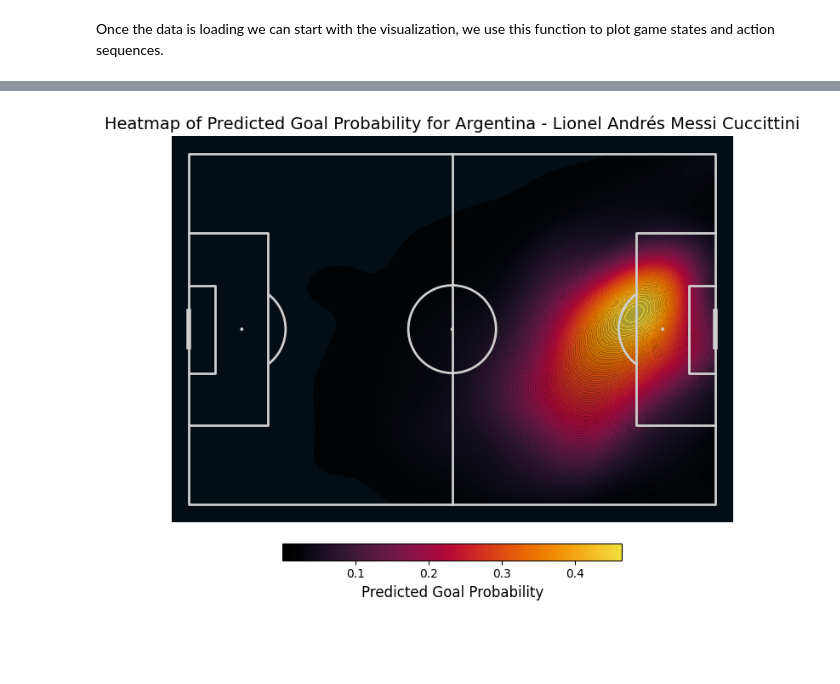
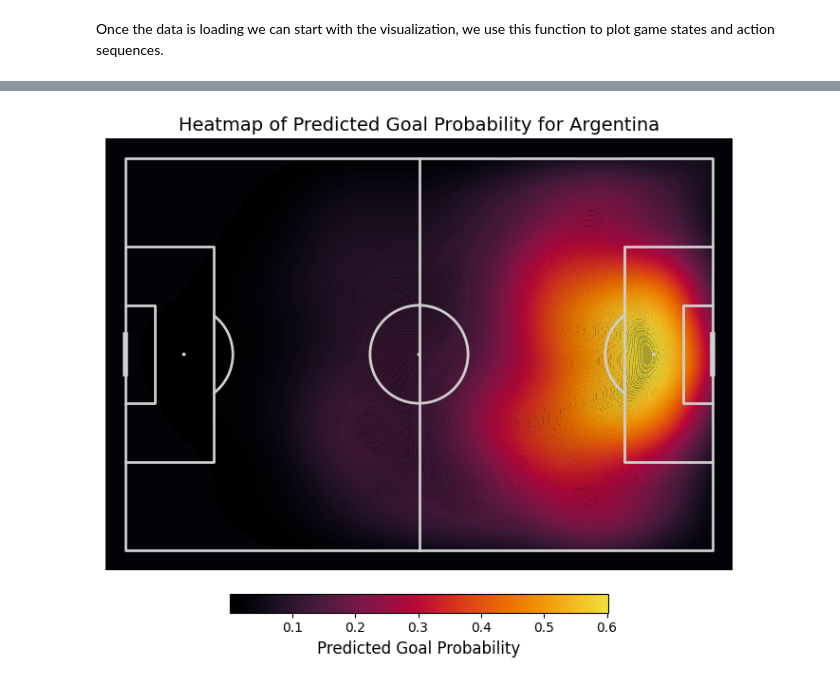
Before and after one commit to manueltuor/Data-Science-Project, a Jupyter notebook: 3_Result_Visualization.ipynb, the cells around one changed output, grey strips where cells are left out. Cells and saved outputs as stored; diff of their text form; code cells hidden in the pictures; blank space fills up the shorter version.

```diff
--- a/3_Result_Visualization.ipynb
+++ b/3_Result_Visualization.ipynb
@@ -461,7 +493,7 @@ def plot_team_goal_prob_heatmap(team_id, player_id=None, df_path="data/data_clea
     pitch = Pitch(
         pitch_type='statsbomb',
         line_color='#cfcfcf',
-        pitch_color='#040d13',
+        pitch_color='#010306',
         stripe=False,
         line_zorder=2
     )
@@ -476,7 +508,7 @@ def plot_team_goal_prob_heatmap(team_id, player_id=None, df_path="data/data_clea
         ax=ax,
         fill=True,
         cmap=cmap,
-        levels=100,
+        levels=300,
         weights=df_filtered['predicted_goal_prob'],
         thresh=0.01,
         alpha=0.7,
@@ -491,7 +523,7 @@ def plot_team_goal_prob_heatmap(team_id, player_id=None, df_path="data/data_clea
     cbar_obj.ax.tick_params(labelsize=10)
 
     plt.show()
-# %%
-plot_team_goal_prob_heatmap(team_id=779, player_id=5503)
-# %% [output]
-[figure, removed]
+# %%
+plot_team_goal_prob_heatmap(team_id=779) # 788 for Morocco 5245 for Hakimi
+# %% [output]
+[figure, added]
```
Also changed, not shown: parts of 13 cells of this notebook.
